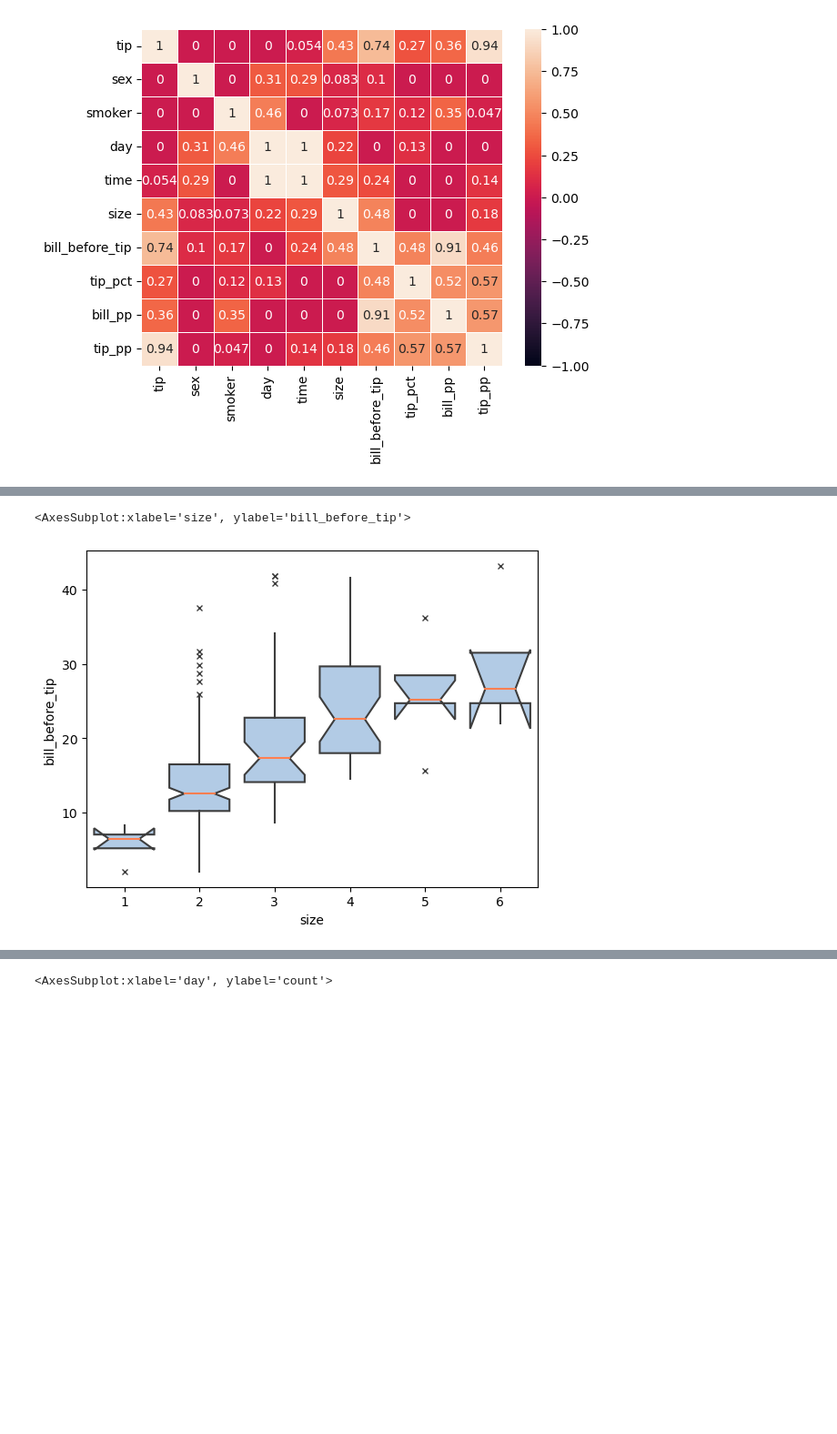
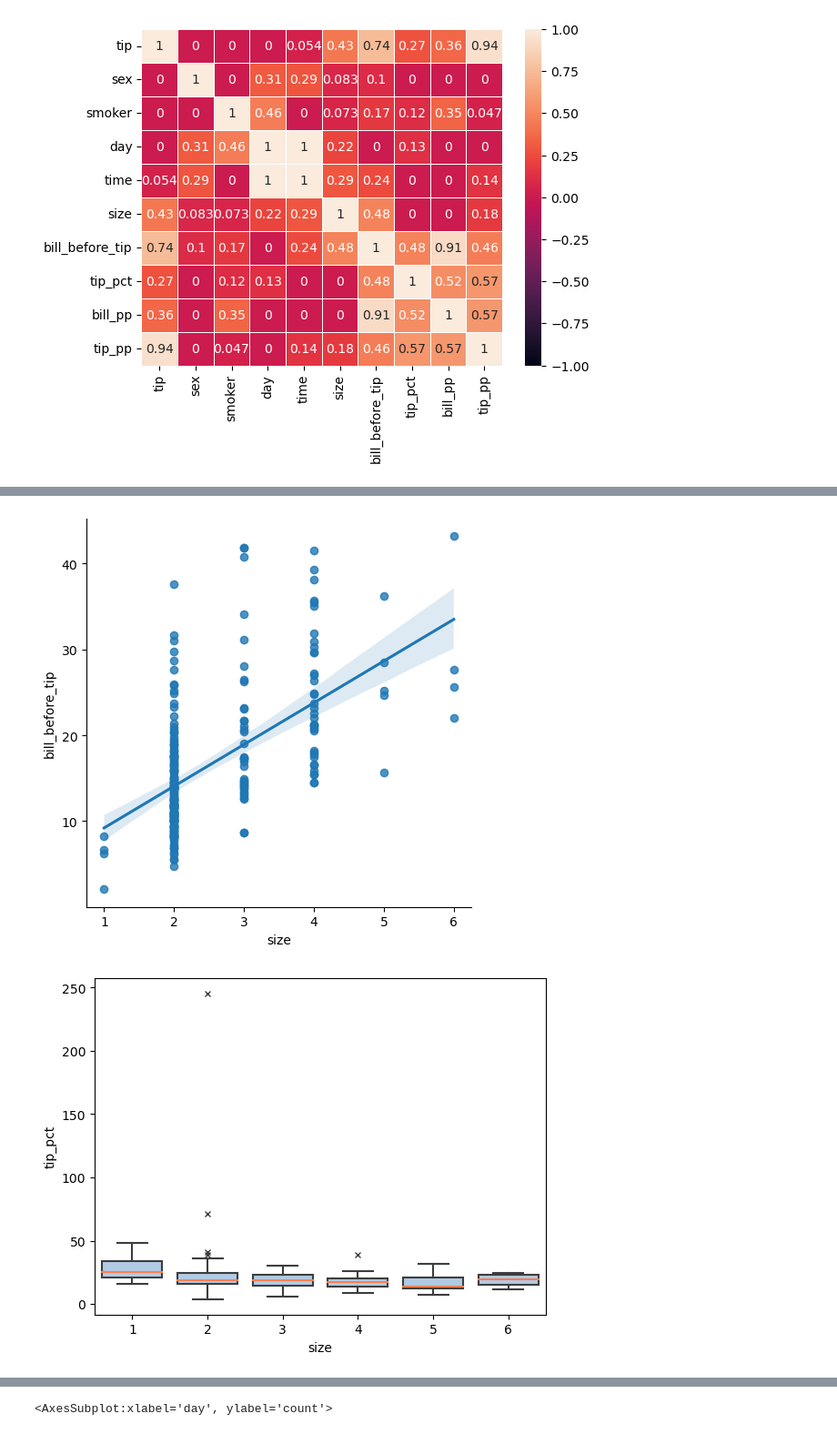
Before and after one commit to Patryk-Stefanski/ExploratoryDataAnalysis1, a Jupyter notebook: Tips_1.ipynb, the cells around one changed output, grey strips where cells are left out. Shown at 91% size. Drawn from its saved outputs; the diff is of its cells as text; code cells hidden in the pictures; blank space fills up the shorter version.

```diff
--- a/Tips_1.ipynb
+++ b/Tips_1.ipynb
@@ -243,19 +270,8 @@ sns.lmplot(x="bill_before_tip", y="tip", data=tips_no_outlier);
 # %%
-## Further look into size - bill_before_tip
-
-sns.kdeplot(data=df, x="bill_before_tip", hue="size",fill=True, common_norm=False, palette="crest",alpha=.5, linewidth=0,)
+sns.boxplot(data=df, x="size", y="bill_before_tip",flierprops={"marker": "x"},boxprops={"facecolor": (.4, .6, .8, .5)},medianprops={"color": "coral"},)
 plt.show()
-
-sns.boxplot(
-    data=df, x="size", y="bill_before_tip",
-    notch=True, showcaps=False,
-    flierprops={"marker": "x"},
-    boxprops={"facecolor": (.4, .6, .8, .5)},
-    medianprops={"color": "coral"},
-)
-
-## The kdeplot shows us that the data distibution relative to each group size becomes more widespread as the group size increaases  , this will make it harder to distinguish a direct relationship between the groups and bill
-## Using a boxplot we can distinguish the median bill of each group and clearly see that it gradually increases as the groups get bigger ,
-## Looking at the interquartile range of each group we can tell that groups 1 ,5 and 6 have a small set of data and its bill values seem pretty concise however groups of 2,3,4 have larger sets of data and its more distributed
-## Looking at the graphs we can conclude that there is in face a strong relation between the group size and bill_before_tip
+sns.lmplot(x="size", y="bill_before_tip", data=tips_no_outlier);
+plt.show()
+sns.boxplot(data=df, x="size", y="tip_pct",flierprops={"marker": "x"},boxprops={"facecolor": (.4, .6, .8, .5)},medianprops={"color": "coral"},)
+plt.show()
 # %% [output]
@@ -263,2 +279,2 @@ sns.boxplot(
-<AxesSubplot:xlabel='size', ylabel='bill_before_tip'>
-[figure, old version]
+[figure, new version]
+[figure, added]
```
Also changed, not shown: parts of 46 cells of this notebook.
